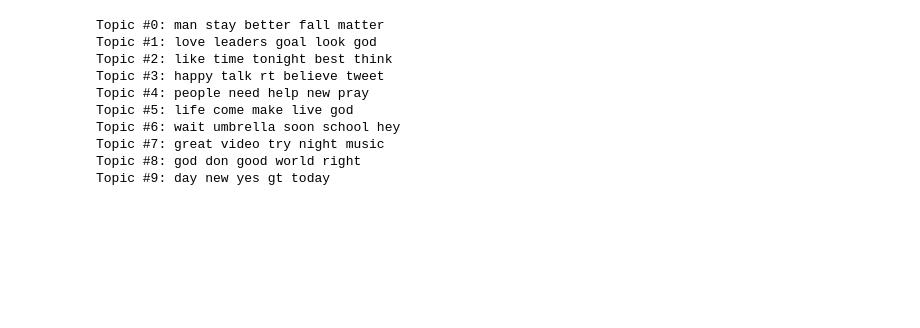
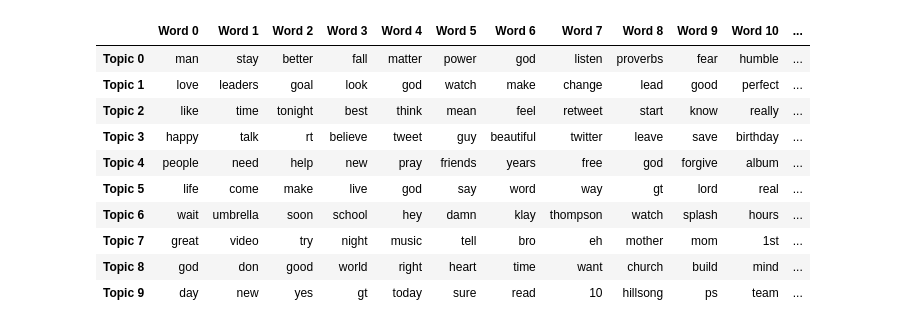
Before and after one commit to lucas-rocha/Twitter-Topics-Identification, a Jupyter notebook: LDA.ipynb, the cells around one changed output. Saved outputs shown, nothing was run; the diff lists cells and outputs as text; code cells hidden in the pictures; blank space fills up the shorter version.

```diff
--- a/LDA.ipynb
+++ b/LDA.ipynb
@@ -37,14 +29,29 @@ def display_topics(model, feature_names, no_top_words):
-# %%
-no_top_words = 5
-display_topics(lda, tf_feature_names, no_top_words)
-# %% [output]
-Topic #0: man stay better fall matter
-Topic #1: love leaders goal look god
-Topic #2: like time tonight best think
-Topic #3: happy talk rt believe tweet
-Topic #4: people need help new pray
-Topic #5: life come make live god
-Topic #6: wait umbrella soon school hey
-Topic #7: great video try night music
-Topic #8: god don good world right
-Topic #9: day new yes gt today
+# %%
+# Show top n keywords for each topic
+def show_topics(vectorizer=tf_vectorizer, lda_model=lda, n_words=20):
+    keywords = np.array(vectorizer.get_feature_names())
+    topic_keywords = []
+    for topic_weights in lda_model.components_:
+        top_keyword_locs = (-topic_weights).argsort()[:n_words]
+        topic_keywords.append(keywords.take(top_keyword_locs))
+    return topic_keywords
+
+topic_keywords = show_topics(vectorizer=tf_vectorizer, lda_model=lda, n_words=12)
+
+# Topic - Keywords Dataframe
+df_topic_keywords = pd.DataFrame(topic_keywords)
+df_topic_keywords.columns = ['Word '+str(i) for i in range(df_topic_keywords.shape[1])]
+df_topic_keywords.index = ['Topic '+str(i) for i in range(df_topic_keywords.shape[0])]
+df_topic_keywords
+# %% [output]
+|  | Word 0 | Word 1 | Word 2 | Word 3 | Word 4 | Word 5 | Word 6 | Word 7 | Word 8 | Word 9 | Word 10 | ... |
+| Topic 0 | man | stay | better | fall | matter | power | god | listen | proverbs | fear | humble | ... |
+| Topic 1 | love | leaders | goal | look | god | watch | make | change | lead | good | perfect | ... |
+| Topic 2 | like | time | tonight | best | think | mean | feel | retweet | start | know | really | ... |
+| Topic 3 | happy | talk | rt | believe | tweet | guy | beautiful | twitter | leave | save | birthday | ... |
+| Topic 4 | people | need | help | new | pray | friends | years | free | god | forgive | album | ... |
+| Topic 5 | life | come | make | live | god | say | word | way | gt | lord | real | ... |
+| Topic 6 | wait | umbrella | soon | school | hey | damn | klay | thompson | watch | splash | hours | ... |
+| Topic 7 | great | video | try | night | music | tell | bro | eh | mother | mom | 1st | ... |
+| Topic 8 | god | don | good | world | right | heart | time | want | church | build | mind | ... |
+| Topic 9 | day | new | yes | gt | today | sure | read | 10 | hillsong | ps | team | ... |
```
Also changed, not shown: parts of 9 cells of this notebook, 1 other file.
